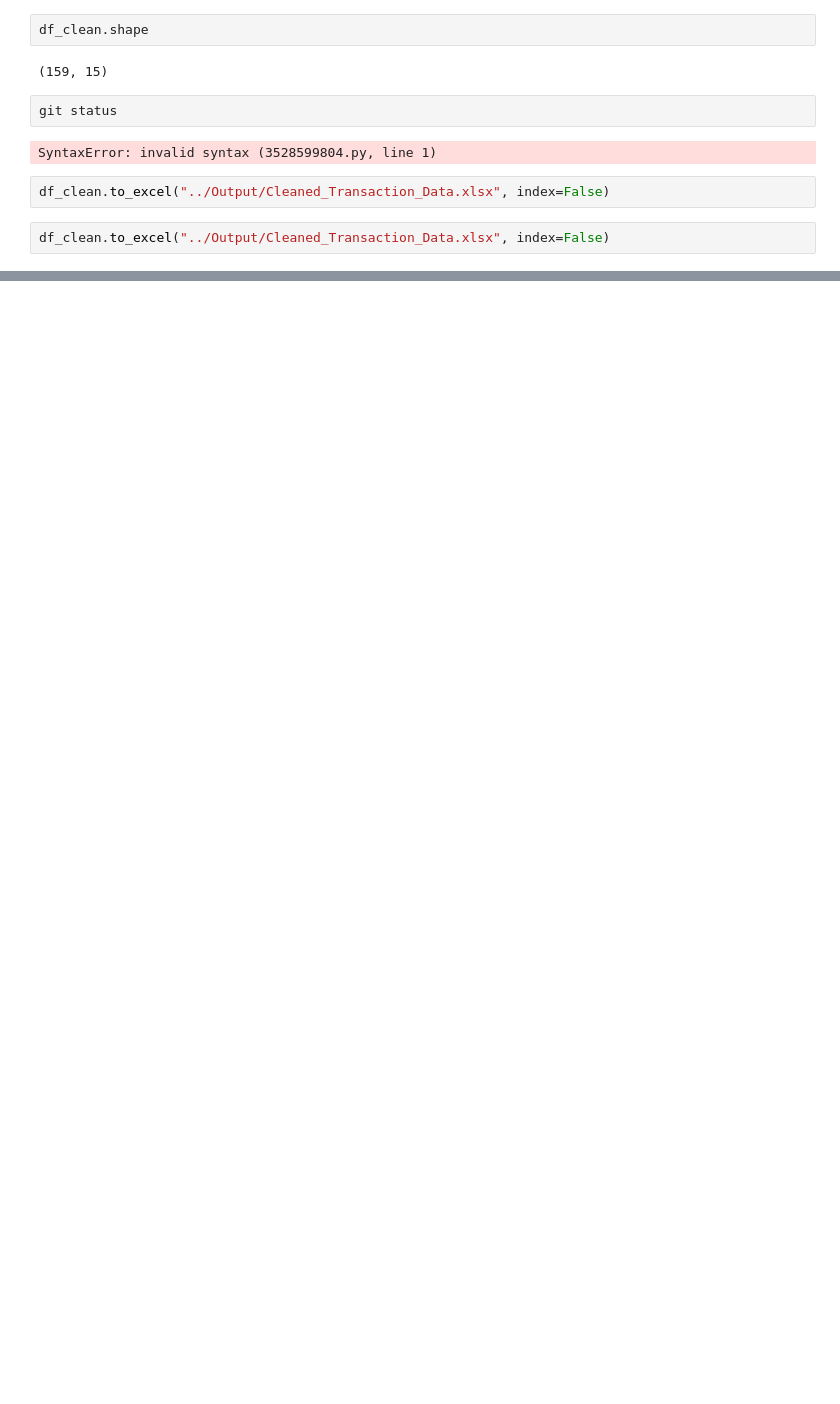
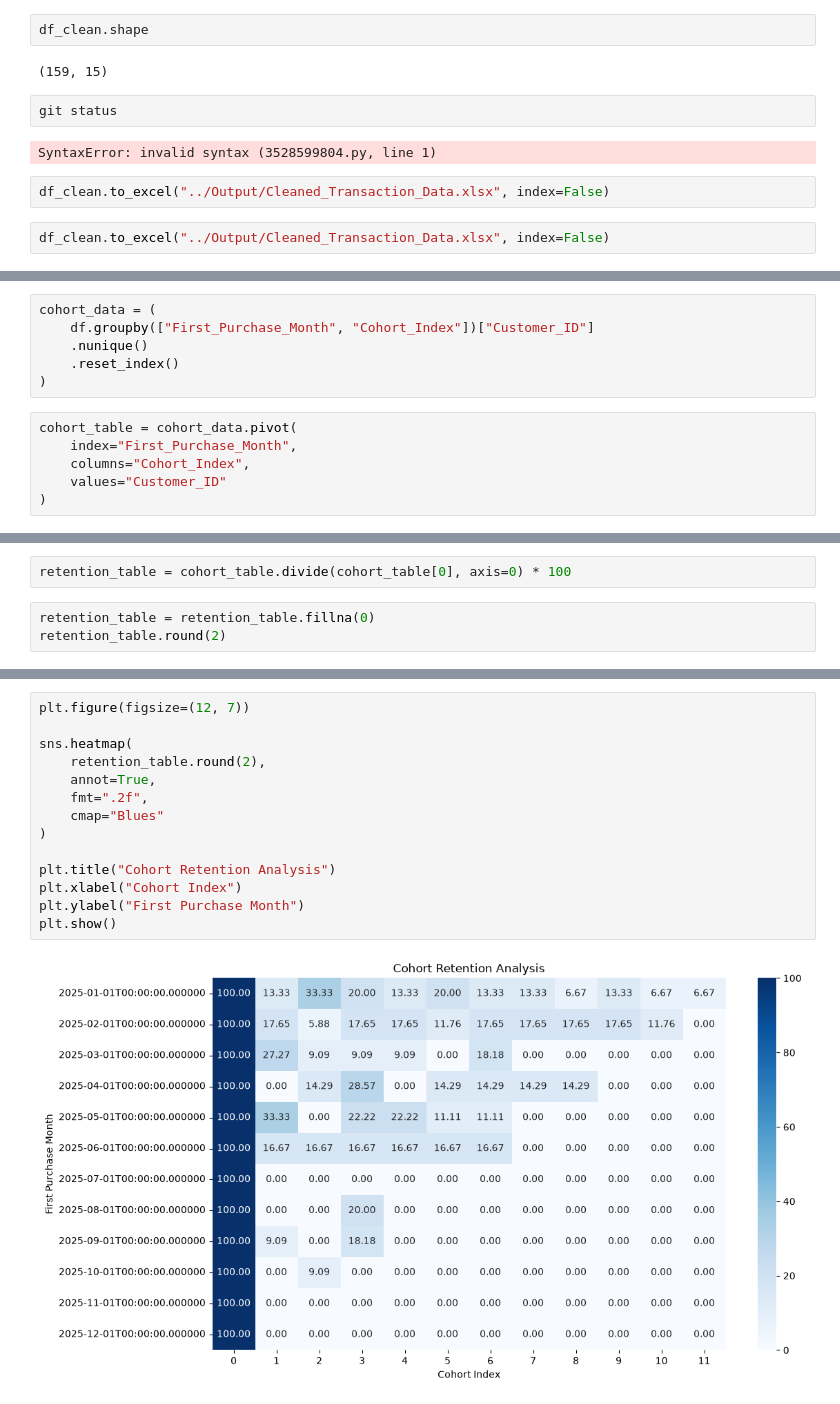
Before and after one commit to Harslshnde/Infotact-Project-2-Cohort-Retention, a Jupyter notebook: Notebooks/transactional_data_cleaning.ipynb, the cells around one changed output, grey strips where cells are left out. Drawn from its saved outputs; the diff is of its cells as text; blank space fills up the shorter version.

Commit message:
Completed cohort retention analysis

```diff
--- a/Notebooks/transactional_data_cleaning.ipynb
+++ b/Notebooks/transactional_data_cleaning.ipynb
@@ -716,0 +978,12 @@ df_clean.to_excel("../Output/Cleaned_Transaction_Data.xlsx", index=False)
+# %%
+cohort_data = (
+    df.groupby(["First_Purchase_Month", "Cohort_Index"])["Customer_ID"]
+    .nunique()
+    .reset_index()
+)
+# %%
+cohort_table = cohort_data.pivot(
+    index="First_Purchase_Month",
+    columns="Cohort_Index",
+    values="Customer_ID"
+)
@@ -716,0 +1007,5 @@ df_clean.to_excel("../Output/Cleaned_Transaction_Data.xlsx", index=False)
+# %%
+retention_table = cohort_table.divide(cohort_table[0], axis=0) * 100
+# %%
+retention_table = retention_table.fillna(0)
+retention_table.round(2)
@@ -716,0 +1027,16 @@ df_clean.to_excel("../Output/Cleaned_Transaction_Data.xlsx", index=False)
+# %%
+plt.figure(figsize=(12, 7))
+
+sns.heatmap(
+    retention_table.round(2),
+    annot=True,
+    fmt=".2f",
+    cmap="Blues"
+)
+
+plt.title("Cohort Retention Analysis")
+plt.xlabel("Cohort Index")
+plt.ylabel("First Purchase Month")
+plt.show()
+# %% [output]
+[figure, added]
```
Also changed, not shown: parts of 34 cells of this notebook, 1 other file.
